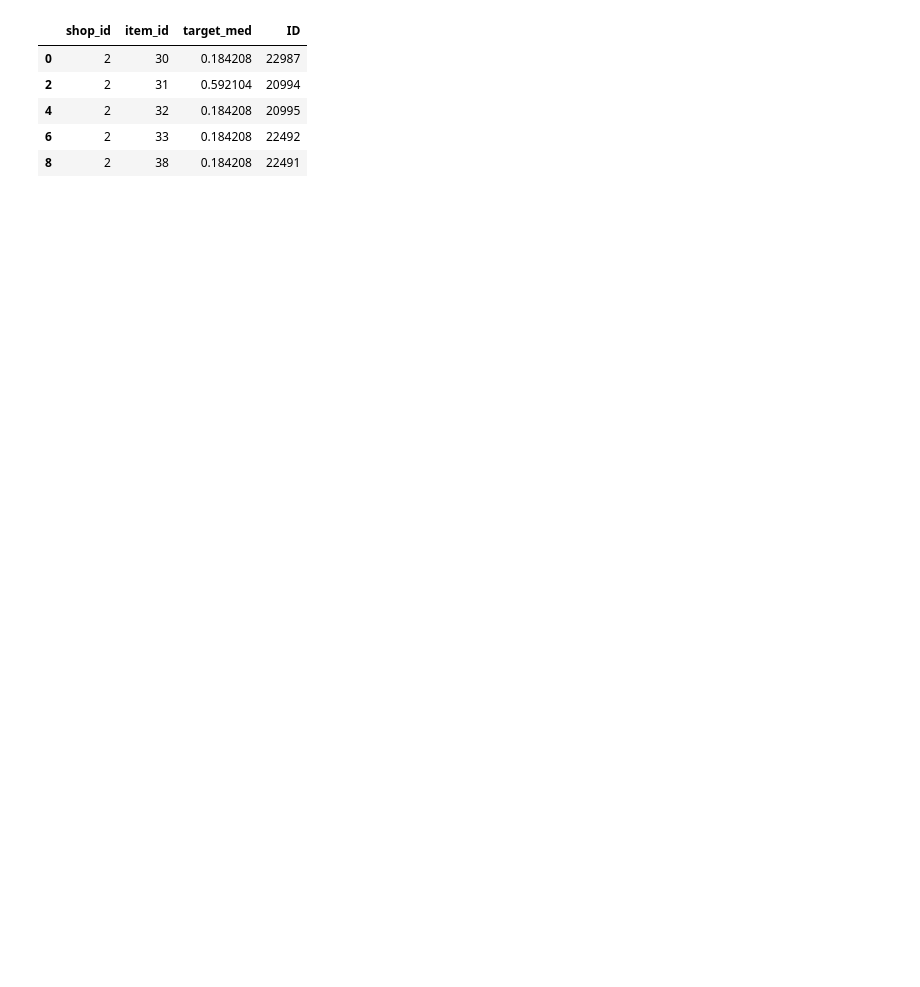
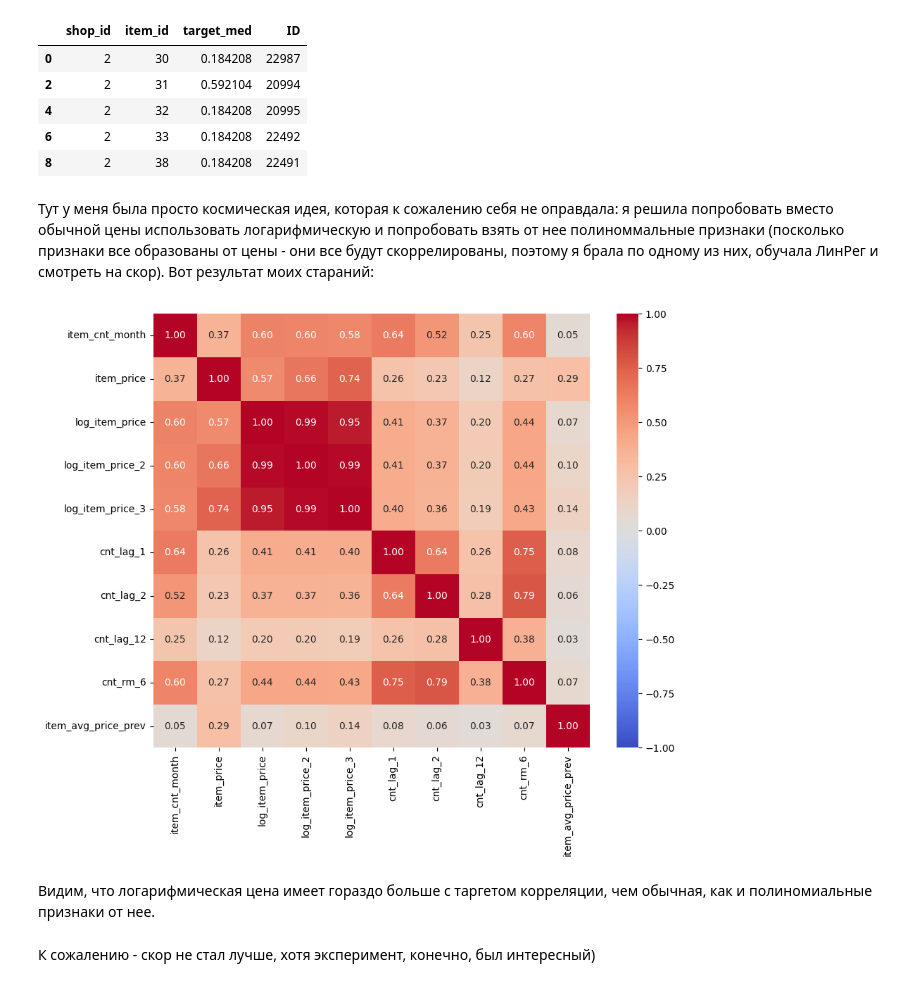
Before and after one commit to ekaterinasharay7/innowise-ml-internship-temp, a Jupyter notebook: notebooks/modeling-1.ipynb, the cells around one changed output. Cells and saved outputs as stored; diff of their text form; code cells hidden in the pictures; blank space fills up the shorter version.

```diff
--- a/notebooks/modeling-1.ipynb
+++ b/notebooks/modeling-1.ipynb
@@ -8,13 +63,13 @@ from Splitter import Splitter
 
 splitter = Splitter(time_col = 'date_block_num', train_end = 33)
 # %%
-from Validator import Validator
+from scripts.Validator import Validator
 from sklearn.linear_model import Ridge
 from sklearn.metrics import mean_squared_error
 from math import sqrt
 
 validator = Validator(df_train, splitter, model = Ridge( alpha = 1.0), metric   = lambda y, yhat: sqrt(mean_squared_error(y, yhat)))
-features =['cnt_lag_1','cnt_lag_3','cnt_lag_2','cnt_lag_12', 'cnt_rm_3','cnt_rm_6','item_avg_price_prev', 'item_price','date_block_num','avg_price_prev_missing']
+features =['shop_id','item_id', 'simple_category_id',  'cnt_lag_1','cnt_lag_3','cnt_lag_2','cnt_lag_12', 'cnt_rm_3','cnt_rm_6','item_avg_price_prev', 'item_price','date_block_num','avg_price_prev_missing']
 result = validator.run(features, target_col = 'item_cnt_month')
 
 print('Val RMSE:', result)
@@ -74,3 +122,51 @@ my_pred['item_cnt_month'] = my_pred['target_med']
 preds = my_pred[['ID', 'item_cnt_month']]
 # %%
 preds.to_csv("simple_submission.csv", index=False)
+# %%
+X_tr, y_tr, X_val, y_val = splitter.split(
+    df_train,
+    features,
+    target_col="item_cnt_month"
+)
+X_full = pd.concat([X_tr, X_val], axis=0)
+y_full = pd.concat([y_tr, y_val], axis=0)
+
+final_model = Ridge(alpha=1.0, random_state=42)
+final_model.fit(X_full, y_full)
+
+
+X_test = df_test[features]
+
+
+test_pred = final_model.predict(X_test)
+# %% [markdown]
+Тут у меня была просто космическая идея, которая к сожалению себя не оправдала:
+я решила попробовать вместо обычной цены использовать логарифмическую и попробовать взять от нее полиноммальные признаки (посколько признаки все образованы от цены - они все будут скоррелированы, поэтому я брала по одному из них, обучала ЛинРег и смотреть на скор). Вот результат моих стараний:
+# %%
+X = X_full.copy()
+X['log_item_price'] = np.log1p(X['item_price'])
+X['log_item_price_2'] = X['log_item_price']**2
+X['log_item_price_3'] = X['log_item_price']**3
+# %%
+df_full = pd.concat([X, y_tr], axis = 1 )
+cols = [
+    'item_cnt_month',
+    'item_price',
+    'log_item_price',
+    'log_item_price_2',
+    'log_item_price_3',
+    'cnt_lag_1',
+    'cnt_lag_2',
+    'cnt_lag_12',
+    'cnt_rm_6',
+    'item_avg_price_prev'
+]
+
+corr = df_full[cols].corr()
+plt.figure(figsize = (10,8))
+sns.heatmap(corr, annot = True, fmt = '.2f', cmap = 'coolwarm', vmin = -1, vmax = 1)
+plt.show()
+# %% [output]
+[figure, added]
+# %% [markdown]
+Видим, что логарифмическая цена имеет гораздо больше с таргетом корреляции, чем обычная, как и полиномиальные признаки от нее.
@@ -76,0 +190,2 @@ preds.to_csv("simple_submission.csv", index=False)
+# %% [markdown]
+К сожалению - скор не стал лучше, хотя эксперимент, конечно, был интересный)
```
Also changed, not shown: parts of 18 cells of this notebook, 1 other file.
